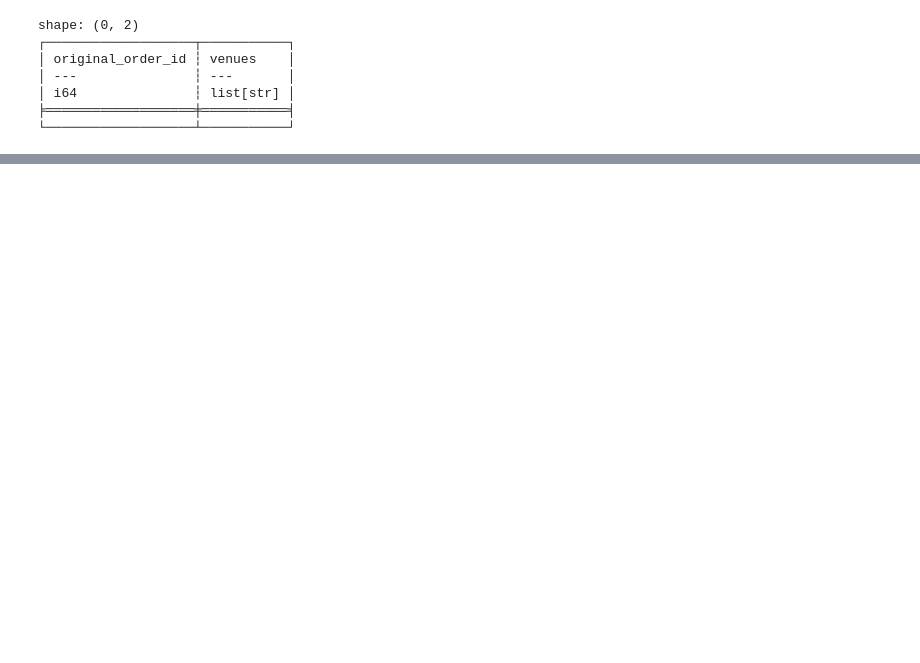
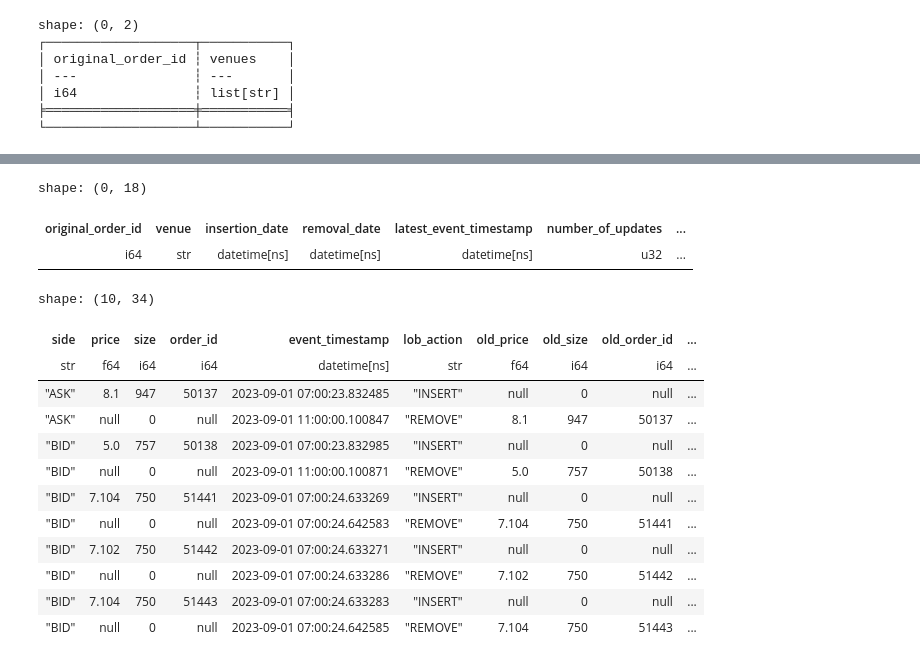
Before and after one commit to tsetsinaydenov/financial-data-science, a Jupyter notebook: main.ipynb, the cells around one changed output, grey strips where cells are left out. Drawn from its saved outputs; the diff is of its cells as text; code cells hidden in the pictures; blank space fills up the shorter version.

```diff
--- a/main.ipynb
+++ b/main.ipynb
@@ -71,20 +76,10 @@ quotes_inc_eu = LimitOrderBook(
     schema_override=quotes_inc_eu_schema
 )
 # %%
-MARKET_STATES = [
-    "OPENING_AUCTION",
-    "CONTINUOUS_TRADING",
-    "INTRADAY_AUCTION",
-    "CLOSING_AUCTION",
-]
-
 quotes_inc_eu = (
-    quotes_inc_eu.df
-        .filter(
-            pl.col("market_state").is_in(MARKET_STATES)
-        )
-        .sort(by=pl.col("event_timestamp"))
-)
+    quotes_inc_eu.df.sort(by=[pl.col("original_order_id"),
+                              pl.col("event_timestamp")]
+))
 # %%
 # Sanity check: No original_order_id's exist within more than one venue.
 print(
@@ -225,0 +270,30 @@ shape: (10, 17)
+# %%
+# Sanity check: No order should have an order lifetime = 0,
+# which would mess up the logarithm.
+quotes_collapsed \
+    .filter(pl.col("order_lifetime")==0) \
+    .collect() \
+    .show(limit=10)
+# %% [output]
+shape: (0, 18)
+| original_order_id | venue | insertion_date | removal_date | latest_event_timestamp | number_of_updates | ... |
+| i64 | str | datetime[ns] | datetime[ns] | datetime[ns] | u32 | ... |
+# %%
+quotes_inc_eu \
+    .filter((pl.col("order_executed")==False)) \
+    .collect() \
+    .show(limit=10)
+# %% [output]
+shape: (10, 34)
+| side | price | size | order_id | event_timestamp | lob_action | old_price | old_size | old_order_id | ... |
+| str | f64 | i64 | i64 | datetime[ns] | str | f64 | i64 | i64 | ... |
+| "ASK" | 8.1 | 947 | 50137 | 2023-09-01 07:00:23.832485 | "INSERT" | null | 0 | null | ... |
+| "ASK" | null | 0 | null | 2023-09-01 11:00:00.100847 | "REMOVE" | 8.1 | 947 | 50137 | ... |
+| "BID" | 5.0 | 757 | 50138 | 2023-09-01 07:00:23.832985 | "INSERT" | null | 0 | null | ... |
+| "BID" | null | 0 | null | 2023-09-01 11:00:00.100871 | "REMOVE" | 5.0 | 757 | 50138 | ... |
+| "BID" | 7.104 | 750 | 51441 | 2023-09-01 07:00:24.633269 | "INSERT" | null | 0 | null | ... |
+| "BID" | null | 0 | null | 2023-09-01 07:00:24.642583 | "REMOVE" | 7.104 | 750 | 51441 | ... |
+| "BID" | 7.102 | 750 | 51442 | 2023-09-01 07:00:24.633271 | "INSERT" | null | 0 | null | ... |
+| "BID" | null | 0 | null | 2023-09-01 07:00:24.633286 | "REMOVE" | 7.102 | 750 | 51442 | ... |
+| "BID" | 7.104 | 750 | 51443 | 2023-09-01 07:00:24.633283 | "INSERT" | null | 0 | null | ... |
+| "BID" | null | 0 | null | 2023-09-01 07:00:24.642585 | "REMOVE" | 7.104 | 750 | 51443 | ... |
```
Also changed, not shown: parts of 8 cells of this notebook.
